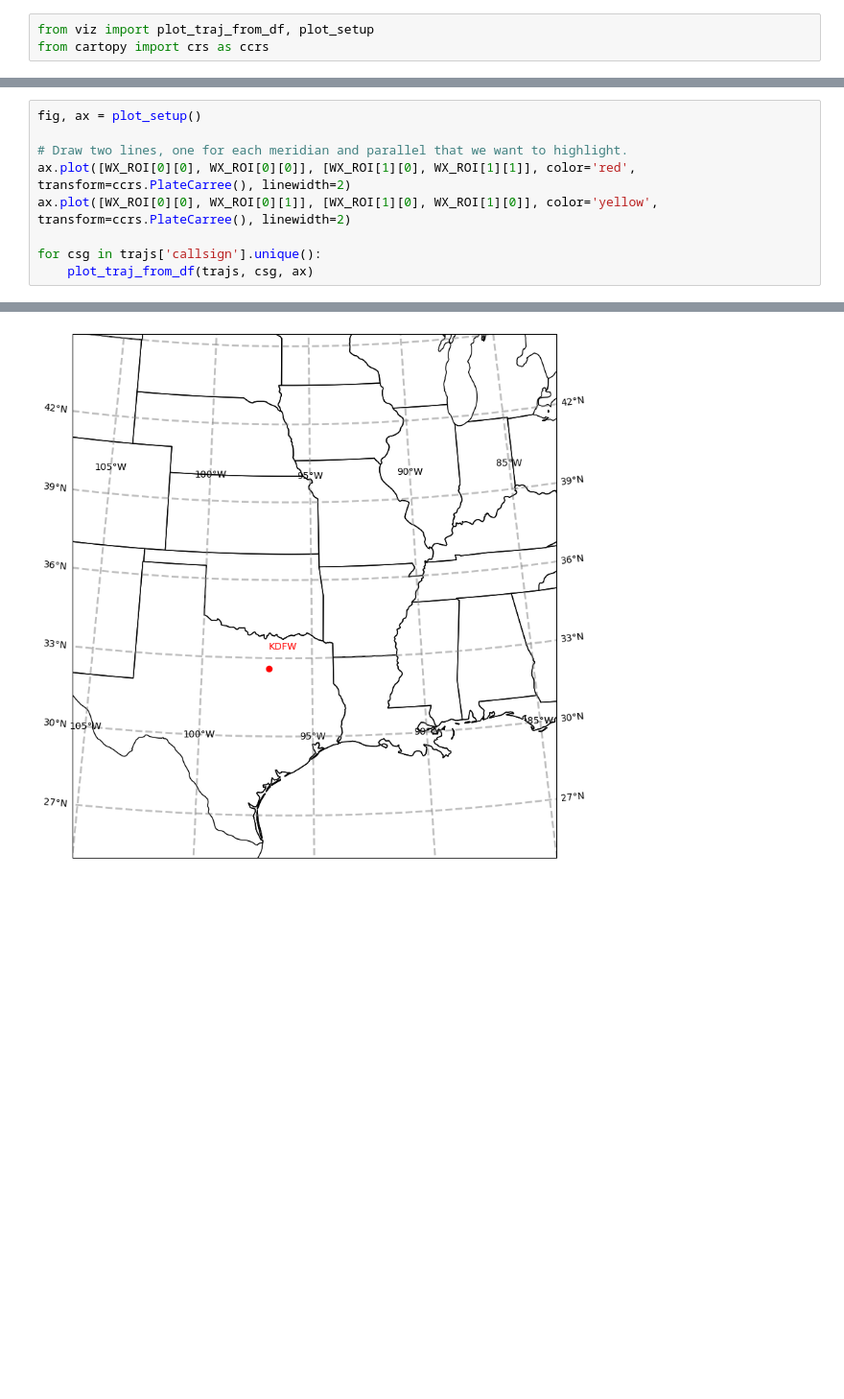
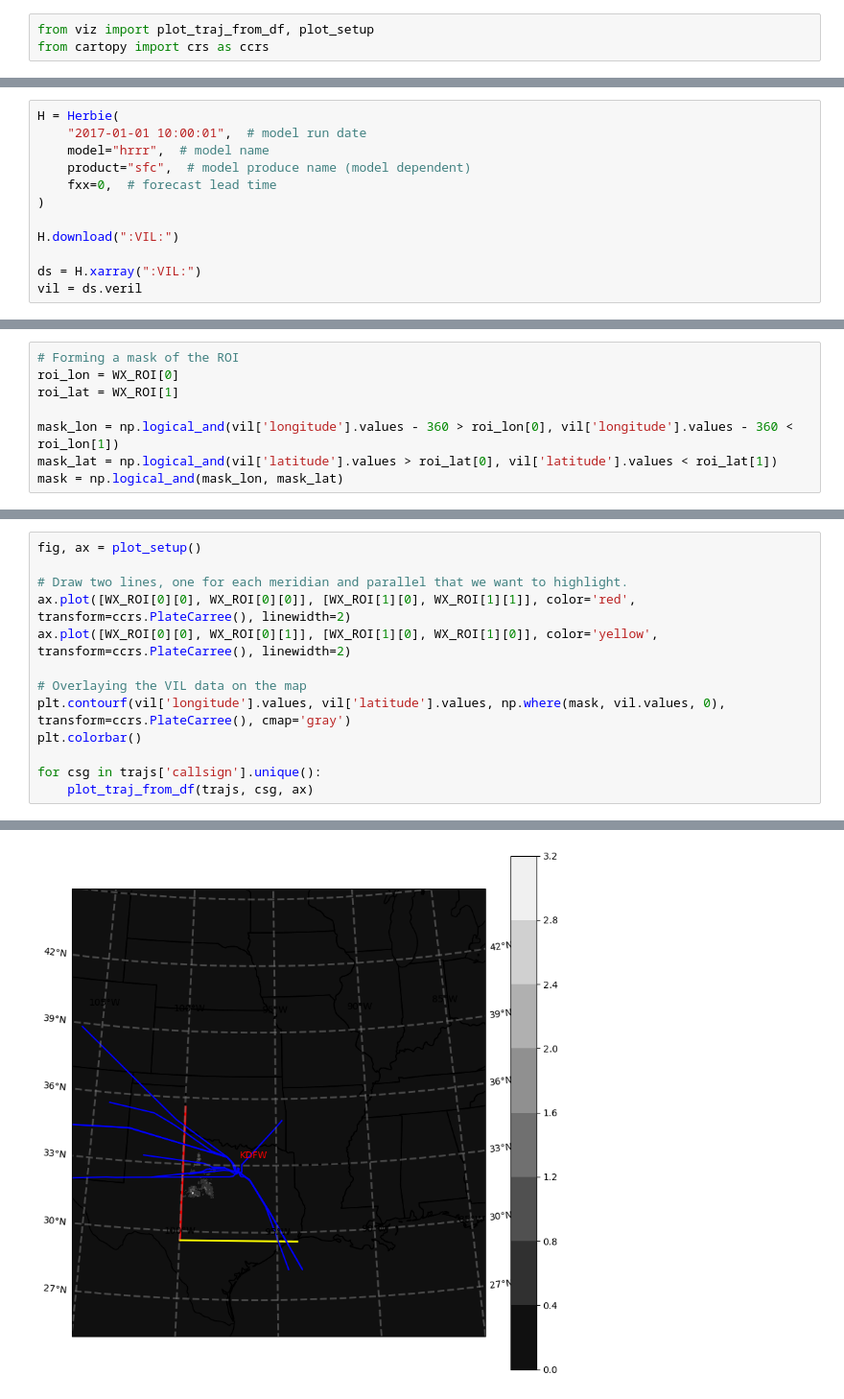
Before and after one commit to thinhhoang95/wxmds, a Jupyter notebook: traj/_preprocess_trajectories.ipynb, the cells around one changed output, grey strips where cells are left out. Shown at 96% size. Saved outputs shown, nothing was run; the diff lists cells and outputs as text; blank space fills up the shorter version.

```diff
--- a/traj/_preprocess_trajectories.ipynb
+++ b/traj/_preprocess_trajectories.ipynb
@@ -90,0 +96,12 @@ from cartopy import crs as ccrs
+# %%
+H = Herbie(
+    "2017-01-01 10:00:01",  # model run date
+    model="hrrr",  # model name
+    product="sfc",  # model produce name (model dependent)
+    fxx=0,  # forecast lead time
+)
+
+H.download(":VIL:")
+
+ds = H.xarray(":VIL:")
+vil = ds.veril
@@ -90,0 +110,8 @@ from cartopy import crs as ccrs
+# %%
+# Forming a mask of the ROI
+roi_lon = WX_ROI[0]
+roi_lat = WX_ROI[1]
+
+mask_lon = np.logical_and(vil['longitude'].values - 360 > roi_lon[0], vil['longitude'].values - 360 < roi_lon[1])
+mask_lat = np.logical_and(vil['latitude'].values > roi_lat[0], vil['latitude'].values < roi_lat[1])
+mask = np.logical_and(mask_lon, mask_lat)
@@ -95,6 +127,10 @@ fig, ax = plot_setup()
 ax.plot([WX_ROI[0][0], WX_ROI[0][0]], [WX_ROI[1][0], WX_ROI[1][1]], color='red', transform=ccrs.PlateCarree(), linewidth=2)
 ax.plot([WX_ROI[0][0], WX_ROI[0][1]], [WX_ROI[1][0], WX_ROI[1][0]], color='yellow', transform=ccrs.PlateCarree(), linewidth=2)
 
+# Overlaying the VIL data on the map
+plt.contourf(vil['longitude'].values, vil['latitude'].values, np.where(mask, vil.values, 0), transform=ccrs.PlateCarree(), cmap='gray')
+plt.colorbar()
+
 for csg in trajs['callsign'].unique():
     plot_traj_from_df(trajs, csg, ax)
 # %% [output]
@@ -102 +137 @@ NameError: name 'WX_ROI' is not defined
-[figure, old version]
+[figure, new version]
```
Also changed, not shown: parts of 28 cells of this notebook, 4 other files.
